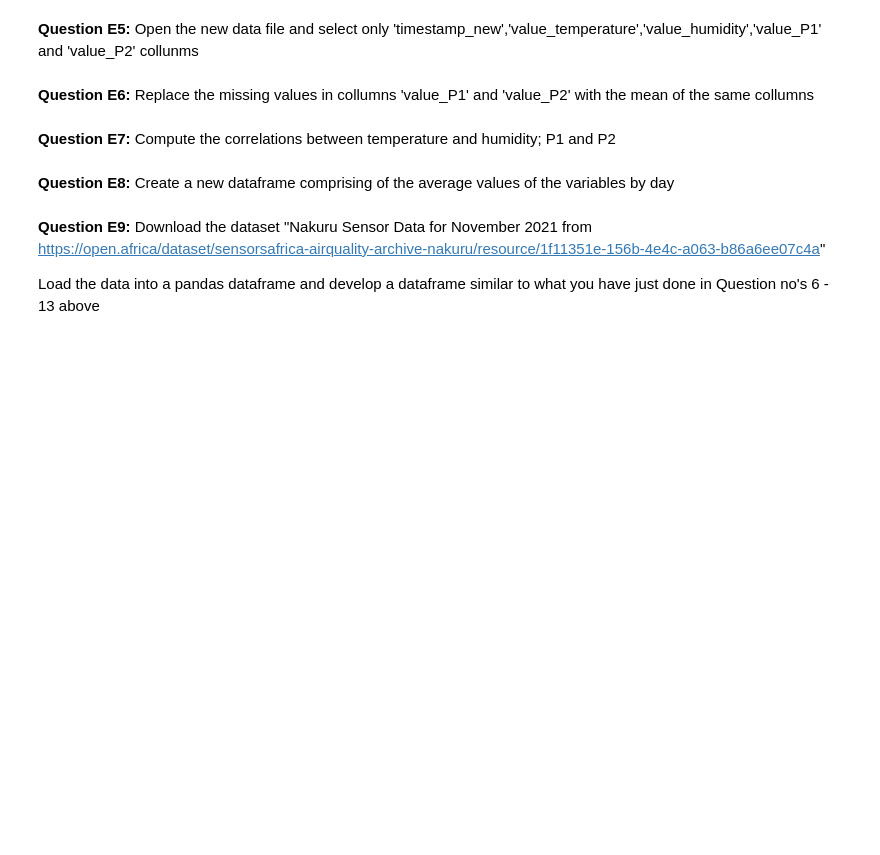
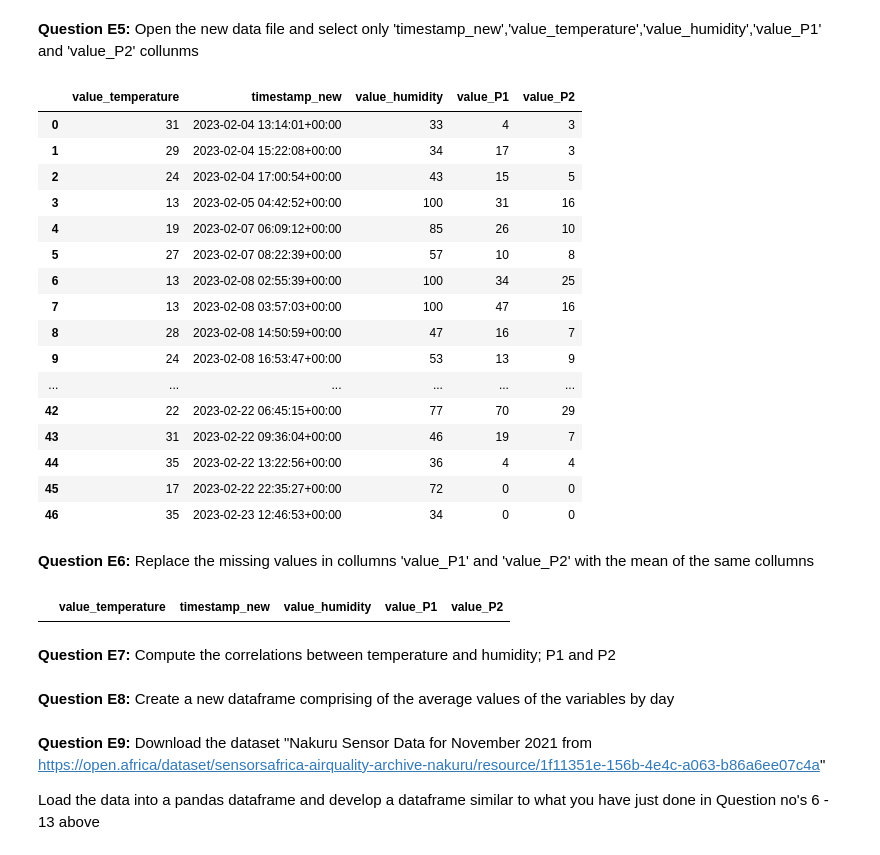
Before and after one commit to TinoMuzambi/DSA-Entry, a Jupyter notebook: DSA_2023_Entry.ipynb, the cells around one changed output. Saved outputs shown, nothing was run; the diff lists cells and outputs as text; code cells hidden in the pictures; blank space fills up the shorter version.

```diff
--- a/DSA_2023_Entry.ipynb
+++ b/DSA_2023_Entry.ipynb
@@ -322,11 +303,35 @@ new_df
+# %%
+new_df = pd.read_csv(r'newdata.csv', usecols=['timestamp_new','value_temperature','value_humidity','value_P1','value_P2'])
+new_df
+# %% [output]
+|  | value_temperature | timestamp_new | value_humidity | value_P1 | value_P2 |
+| 0 | 31 | 2023-02-04 13:14:01+00:00 | 33 | 4 | 3 |
+| 1 | 29 | 2023-02-04 15:22:08+00:00 | 34 | 17 | 3 |
+| 2 | 24 | 2023-02-04 17:00:54+00:00 | 43 | 15 | 5 |
+| 3 | 13 | 2023-02-05 04:42:52+00:00 | 100 | 31 | 16 |
+| 4 | 19 | 2023-02-07 06:09:12+00:00 | 85 | 26 | 10 |
+| 5 | 27 | 2023-02-07 08:22:39+00:00 | 57 | 10 | 8 |
+| 6 | 13 | 2023-02-08 02:55:39+00:00 | 100 | 34 | 25 |
+| 7 | 13 | 2023-02-08 03:57:03+00:00 | 100 | 47 | 16 |
+| 8 | 28 | 2023-02-08 14:50:59+00:00 | 47 | 16 | 7 |
+| 9 | 24 | 2023-02-08 16:53:47+00:00 | 53 | 13 | 9 |
+| ... | ... | ... | ... | ... | ... |
+| 42 | 22 | 2023-02-22 06:45:15+00:00 | 77 | 70 | 29 |
+| 43 | 31 | 2023-02-22 09:36:04+00:00 | 46 | 19 | 7 |
+| 44 | 35 | 2023-02-22 13:22:56+00:00 | 36 | 4 | 4 |
+| 45 | 17 | 2023-02-22 22:35:27+00:00 | 72 | 0 | 0 |
+| 46 | 35 | 2023-02-23 12:46:53+00:00 | 34 | 0 | 0 |
 # %% [markdown]
 **Question E6:** Replace the missing values in collumns 'value_P1' and 'value_P2' with the mean of the same collumns
 # %%
 #Check for missing values
-missing_values = ...
+missing_values = new_df.isnull()
 
 # displaying data only with NaN
-...
+missing_values = missing_values[missing_values["value_P1"] == True]
+missing_values
+# %% [output]
+|  | value_temperature | timestamp_new | value_humidity | value_P1 | value_P2 |
 # %%
 #print("The mean of P1",new_df['value_P2'].mean())
 #print("The mean of P2",new_df['value_P1'].mean())
```
Also changed, not shown: parts of 2 cells of this notebook, 1 other file.
